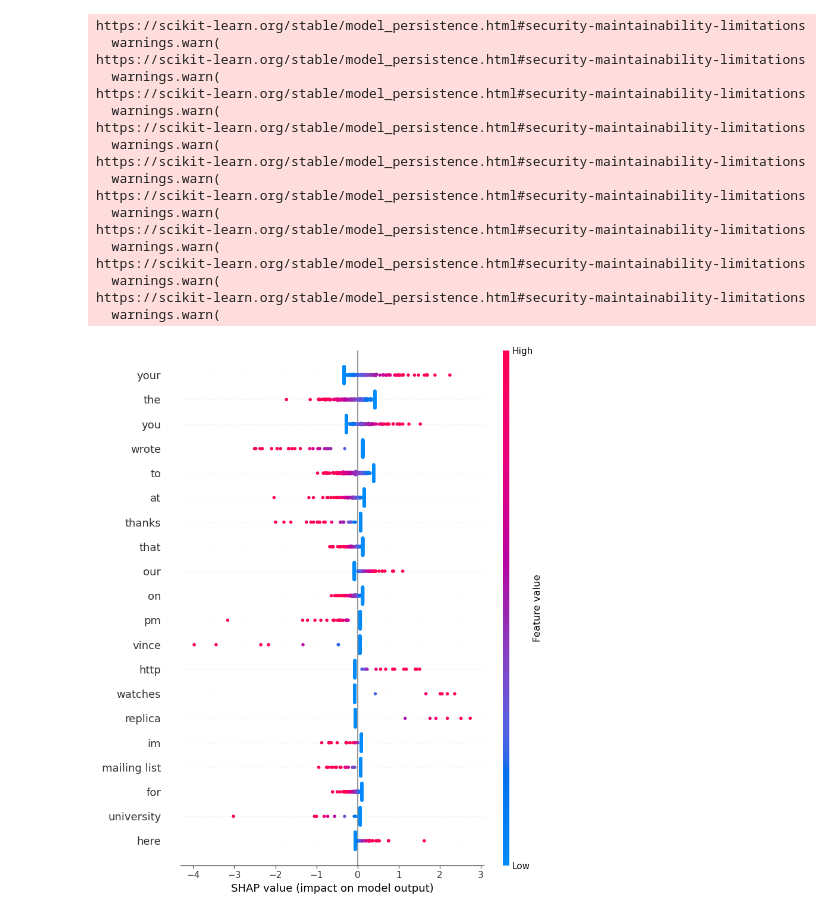
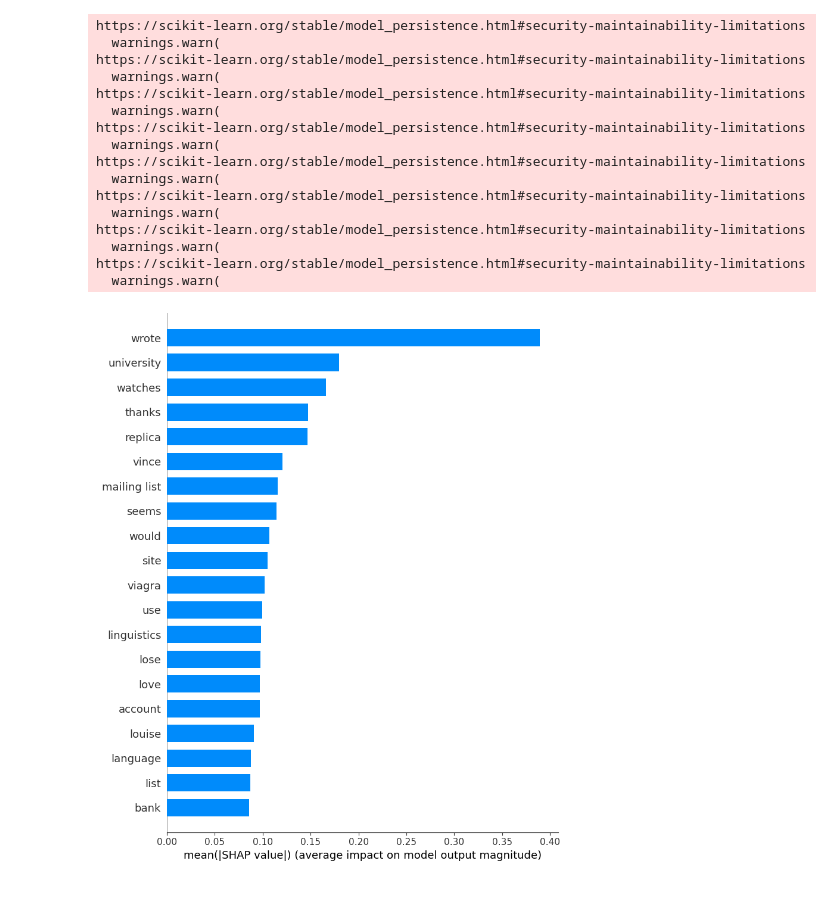
Before and after one commit to thomasha1310/rise-phishing-detection, a Jupyter notebook: scripts/analysis/Explainability.ipynb, the cells around one changed output. Cells and saved outputs as stored; diff of their text form; code cells hidden in the pictures.

Commit message:
SHAP Plot For APPNEDIX

```diff
--- a/scripts/analysis/Explainability.ipynb
+++ b/scripts/analysis/Explainability.ipynb
@@ -35,10 +35,10 @@ X = df['clean_email']
 y = df['label']
 X_train, X_test, y_train, y_test = train_test_split(X, y, test_size=0.2, random_state=42)
 # %%
-LogisticRegression_pipeline = joblib.load('../../output/models/LogisticRegression.joblib')
-MLPClassifier_pipeline = joblib.load('../../output/models/MLPClassifier.joblib')
-MultinomialNB_pipeline = joblib.load('../../output/models/MultinomialNB.joblib')
-RandomForest_pipeline = joblib.load('../../output/models/RandomForest.joblib')
+LogisticRegression_pipeline = joblib.load('../../output/models/LogisticRegression_tfidf.joblib')
+MLPClassifier_pipeline = joblib.load('../../output/models/MLPClassifier_tfidf.joblib')
+MultinomialNB_pipeline = joblib.load('../../output/models/MultinomialNB_tfidf.joblib')
+RandomForest_pipeline = joblib.load('../../output/models/RandomForest_tfidf.joblib')
 # %% [output]
 https://scikit-learn.org/stable/model_persistence.html#security-maintainability-limitations
   warnings.warn(
@@ -56,22 +56,24 @@ https://scikit-learn.org/stable/model_persistence.html#security-maintainability-
   warnings.warn(
 https://scikit-learn.org/stable/model_persistence.html#security-maintainability-limitations
   warnings.warn(
-https://scikit-learn.org/stable/model_persistence.html#security-maintainability-limitations
-  warnings.warn(
 # %%
 import shap
 
 vectorizer = LogisticRegression_pipeline.named_steps['vectorizer']
 classifier = LogisticRegression_pipeline.named_steps['classifier']
 
 X_train_vec = vectorizer.transform(X_train).toarray()
 explainer = shap.Explainer(classifier, X_train_vec)
+idx = np.random.choice(len(X_train), size=100, replace=False)
 sample_texts = X_train.iloc[idx]
 sample_vec = vectorizer.transform(sample_texts).toarray()
 
 # 5. SHAP values & plot
 shap_values = explainer(sample_vec)
 feature_names = vectorizer.get_feature_names_out()
-shap.summary_plot(shap_values.values, features=sample_vec, feature_names=feature_names, plot_type="bar")
+shap.summary_plot(shap_values.values, features=sample_vec, feature_names=feature_names, plot_type="bar", show=False)
+fig = plt.gcf()
+fig.savefig("../../output/appendix/SHAP.png", dpi=300, bbox_inches="tight")
+plt.show()
 # %% [output]
-[figure, old version]
+[figure, new version]
```
Also changed, not shown: parts of 2 cells of this notebook, 3 other files.
